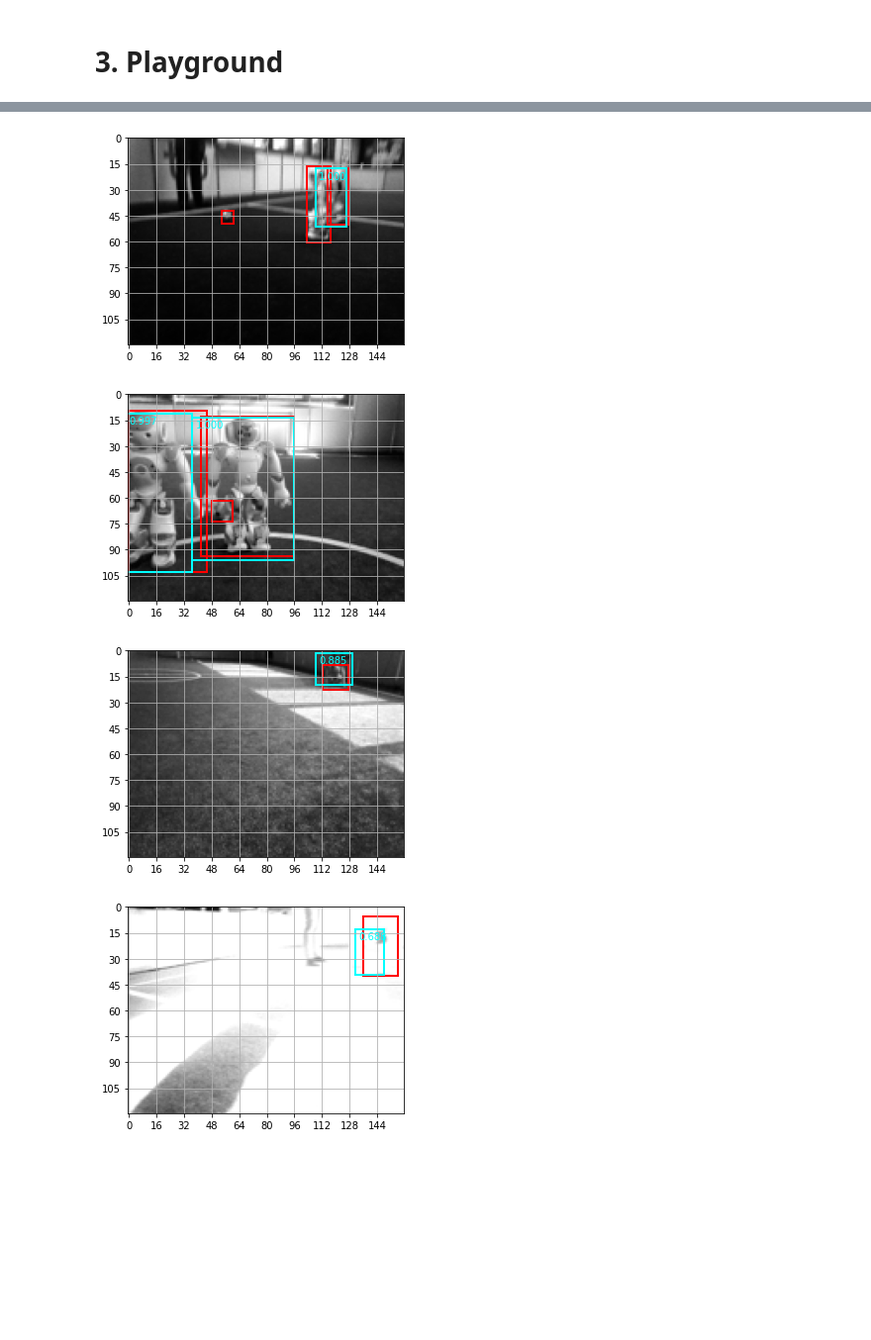
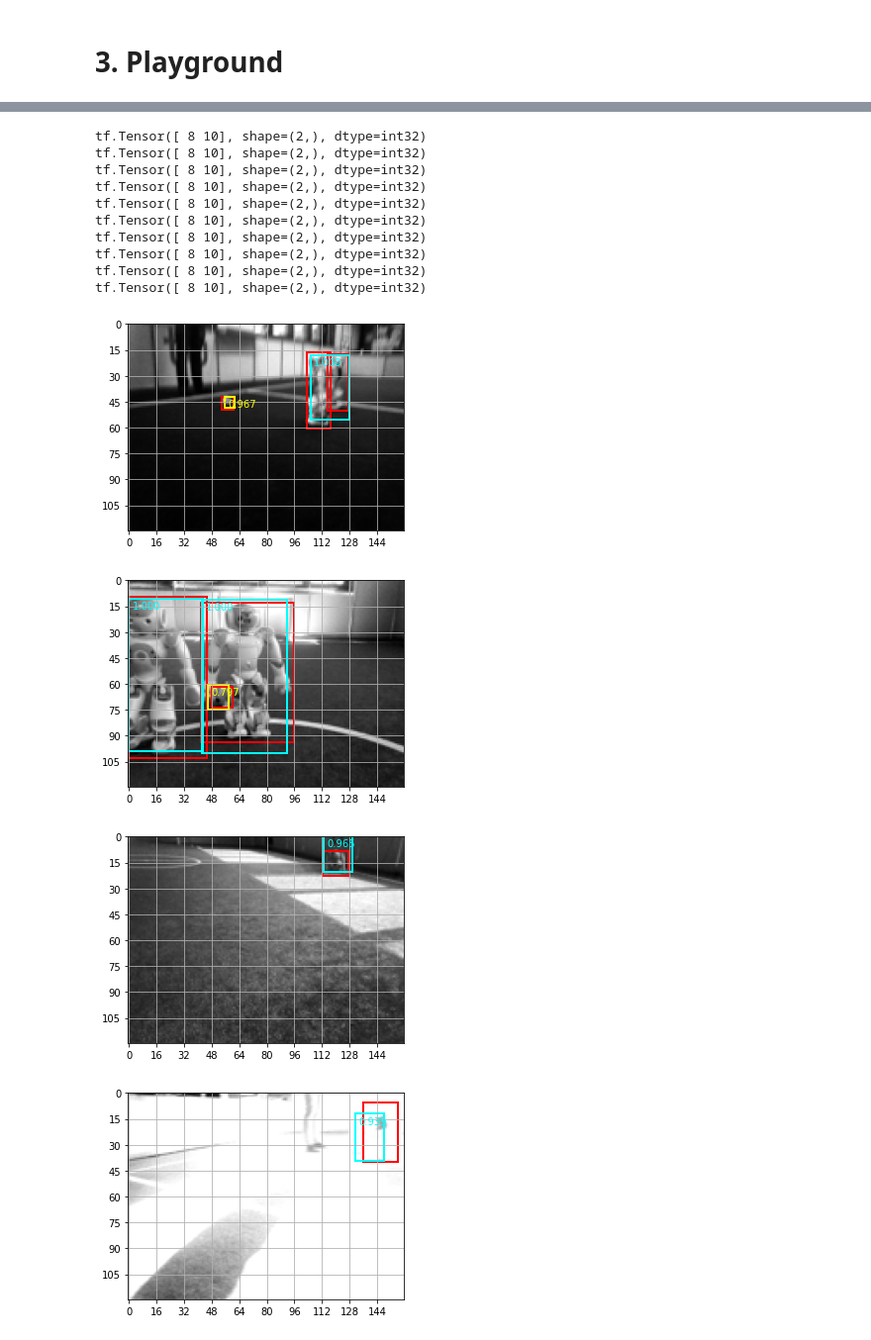
Before and after one commit to ThomasJaegerTJ/r2k-object-detection, a Jupyter notebook: src/multi_nao_playground.ipynb, the cells around one changed output, grey strips where cells are left out. Shown at 99% size. Drawn from its saved outputs; the diff is of its cells as text; code cells hidden in the pictures; blank space fills up the shorter version.

```diff
--- a/src/multi_nao_playground.ipynb
+++ b/src/multi_nao_playground.ipynb
@@ -48,10 +48,12 @@ img_path = 'D:/workspace/datasets/simulator/1_1/images/'
 csv_path = 'D:/workspace/datasets/simulator/1_1/labels.csv'
 neg_csv_path = '../data/datasets/simulator/labels_with_negatives.csv'
 params = util.get_params('../params.yaml')
+
+yolo_anchors = np.array([(0.1499, 0.3052), (0.0563, 0.0748)], np.float32)
 # %% [markdown]
 # 3. Playground
 # %%
-model = tf.keras.models.load_model('../data/models/experimodel/experimodel.hdf5', custom_objects={'loss': md.multi_nao_loss})
+model = tf.keras.models.load_model('../data/models/experimodel/experimodel.hdf5', custom_objects={'yolo_loss': md.YoloLoss(yolo_anchors)})
 model.summary()
 # %% [output]
 Model: "model"
@@ -81,11 +88,0 @@ for img, lbl in testset:
-# %%
-image = tf.keras.preprocessing.image.load_img('/home/maker/workspace/hskl-robocupgermanopen-2021/ObjectDetection/IMG_20210312_152911 2.jpg', color_mode="grayscale", target_size=(params.dataset.image.size[1], params.dataset.image.size[0]))
-
-input_arr = tf.keras.preprocessing.image.img_to_array(image)
-input_arr = np.array([input_arr])  # Convert single image to a batch.
-pred = model.predict(input_arr)
-#print(pred)
-bbox_list_corners = util.postprocess_model_output(pred, params.dataset.image.size, conf_threshold=0.3)
-#print(bbox_list_corners)
-ax = vis.plot_image_with_grid(image, params.dataset.image.size, params.model.grid.shape)
-vis.plot_bbox_list(ax, pred_bbox_list=bbox_list_corners)
@@ -93,0 +89,20 @@ vis.plot_bbox_list(ax, pred_bbox_list=bbox_list_corners)
+# %%
+out = np.array([
+    [[[0,0,0,0,0],[0,0,0,0,0]], [[0,0,0,0,1],[0,0,0,0,0]], [[0,0,0,0,0],[0,0,0,0,0]]],
+    [[[0,0,0,0,0],[0,0,0,0,0]], [[0,0,0,0,0],[0,0,0,0,0]], [[0,0,0,0,0],[0,0,0,0,0]]],
+    ])
+#print(out.shape)
+#print(out[0, 0, 1, :])
+mod_tst = tf.tensor_scatter_nd_update(tst, [[0,0,0,1,4], [0,3,3,1,4], [0,4,4,1,4]], [1, 1, 1])
+#print(mod_tst)
+true_bboxes = util.postprocess_dataset_labels(tf.cast(mod_tst, tf.float32), params.dataset.image.size)
+#print(true_bboxes)
+conf_true = mod_tst[..., 4]
+xy_true = mod_tst[..., 0:2]
+wh_true = mod_tst[..., 2:4]
+obj_mask = tf.expand_dims(conf_true, axis=-1)
+xy_loss = tf.reduce_sum(tf.square(xy_true - xy_true) * obj_mask) / 2.0
+print(tf.shape(mod_tst))
+print(tf.shape(mod_tst)[-4:-2])
+#print(xy_loss)
+#print(obj_mask)
@@ -94,19 +123,28 @@ vis.plot_bbox_list(ax, pred_bbox_list=bbox_list_corners)
 # %%
-testset = ds.load_tfrecord_dataset('../data/datasets/ImageTagger/records/test/test_1.record').map(lambda x,y: (x, util.preprocess_true_boxes(y, params.model.grid.shape))).batch(1).skip(15).take(5)
+testset = ds.load_tfrecord_dataset('../data/datasets/ImageTagger/records/test/test_1.record').map(lambda x,y: (x, util.preprocess_true_boxes(y, params.model.grid.shape))).batch(1).skip(15).take(10)
 
 true_bboxes_list = []
 pred_bboxes_list = []
 for id, (img, lbl) in enumerate(testset):
     pred = model.predict([img])
 
     true_bboxes = util.postprocess_dataset_labels(lbl, params.dataset.image.size)
-    #print(true_bboxes)
-    pred_bboxes = util.postprocess_model_output(pred, params.dataset.image.size, 0.6)
+    pred_bboxes = util.postprocess_model_output(tf.expand_dims(pred, axis=0), params.dataset.image.size, 0.6, yolo_anchors)
+
     ax = vis.plot_image_with_grid(tf.squeeze(img), params.dataset.image.size, params.model.grid.shape)
     vis.plot_bbox_list(ax, true_bbox_list=true_bboxes, pred_bbox_list=pred_bboxes)
-    #vis.plot_bbox_list(ax, true_bbox_list=true_bboxes)
 # %% [output]
+tf.Tensor([ 8 10], shape=(2,), dtype=int32)
+tf.Tensor([ 8 10], shape=(2,), dtype=int32)
+tf.Tensor([ 8 10], shape=(2,), dtype=int32)
+tf.Tensor([ 8 10], shape=(2,), dtype=int32)
+tf.Tensor([ 8 10], shape=(2,), dtype=int32)
+tf.Tensor([ 8 10], shape=(2,), dtype=int32)
+tf.Tensor([ 8 10], shape=(2,), dtype=int32)
+tf.Tensor([ 8 10], shape=(2,), dtype=int32)
+tf.Tensor([ 8 10], shape=(2,), dtype=int32)
+tf.Tensor([ 8 10], shape=(2,), dtype=int32)
-[figure, old version]
+[figure, new version]
-[figure, old version]
+[figure, new version]
-[figure, old version]
+[figure, new version]
 [figure]
```
Also changed, not shown: parts of 9 cells of this notebook, 14 other files.
